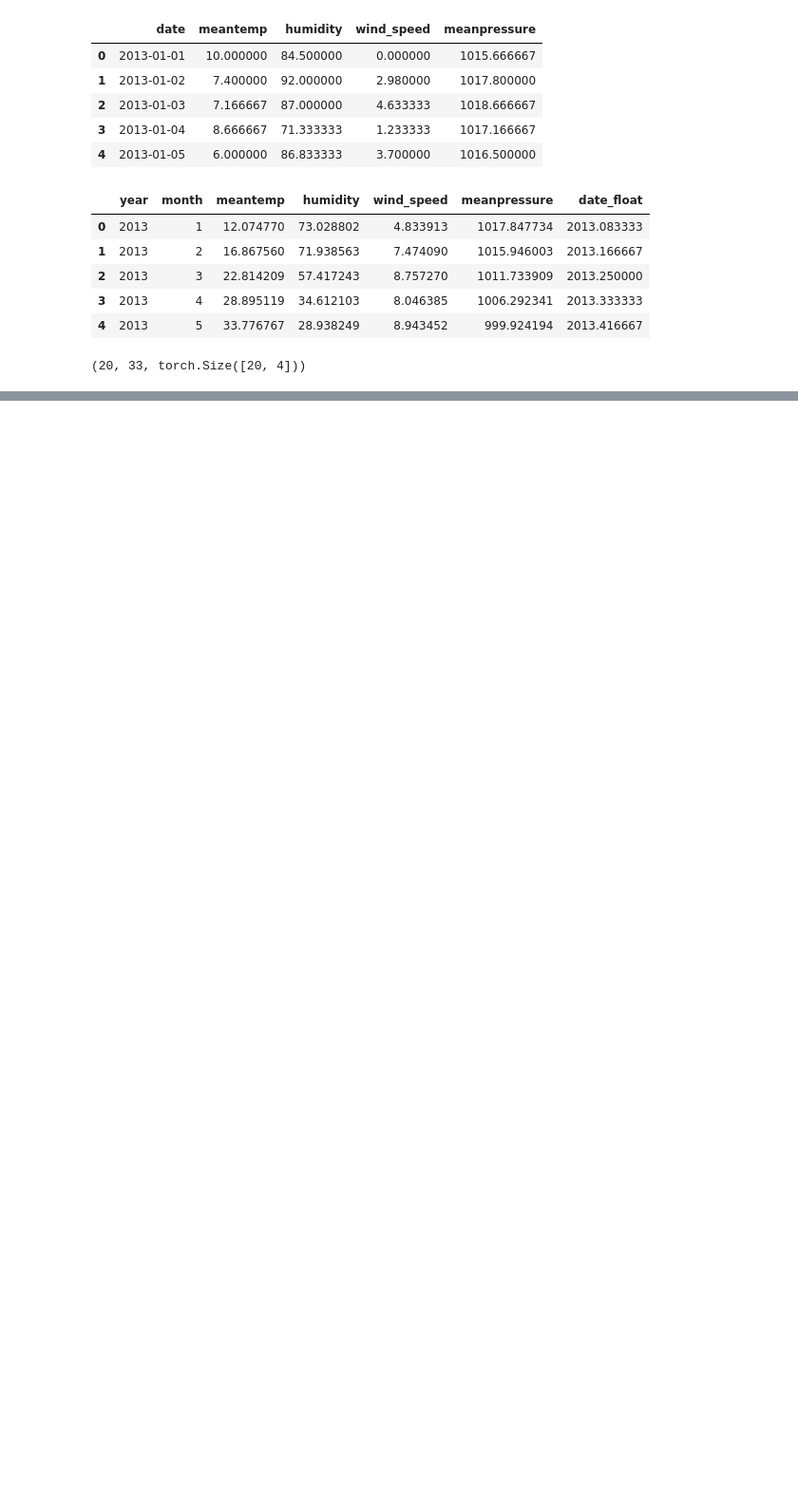
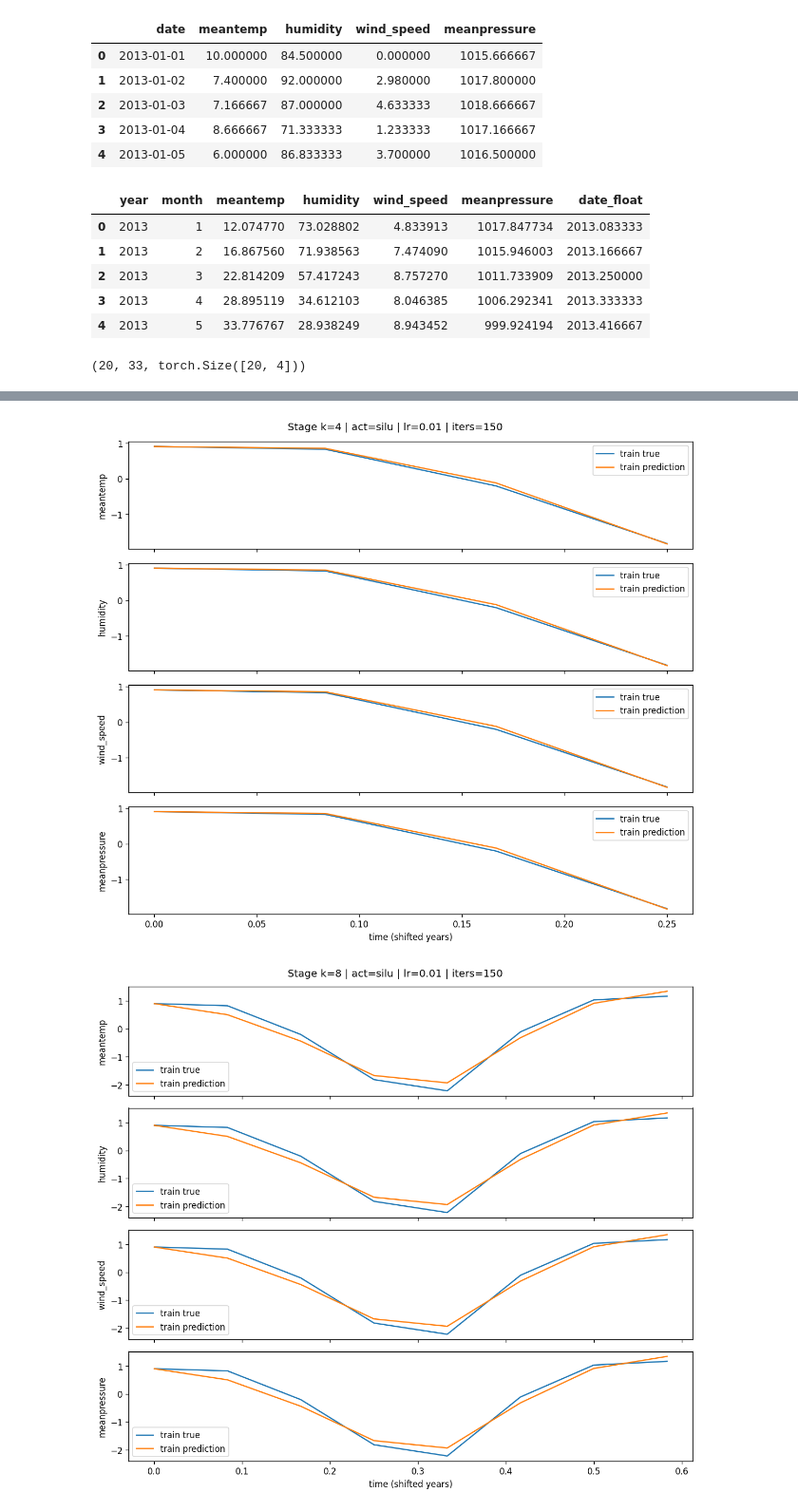
Before and after one commit to jaredlan1/getting_started_with_ML, a Jupyter notebook: HW5.ipynb, the cells around one changed output, grey strips where cells are left out. Shown at 95% size. Drawn from its saved outputs; the diff is of its cells as text; code cells hidden in the pictures; blank space fills up the shorter version.

```diff
--- a/HW5.ipynb
+++ b/HW5.ipynb
@@ -204,0 +205,15 @@ hist[-10:]
+# %%
+func2, hist2 = train_incremental(
+    act="silu",
+    lr=1e-2,
+    iters_per_stage=150,
+    stage_step=4,
+    method="dopri5",
+    rtol=1e-6,
+    atol=1e-6,
+)
+
+hist[-10:]
+# %% [output]
+[figure, added]
+[figure, added]
```
Also changed, not shown: parts of 10 cells of this notebook.
